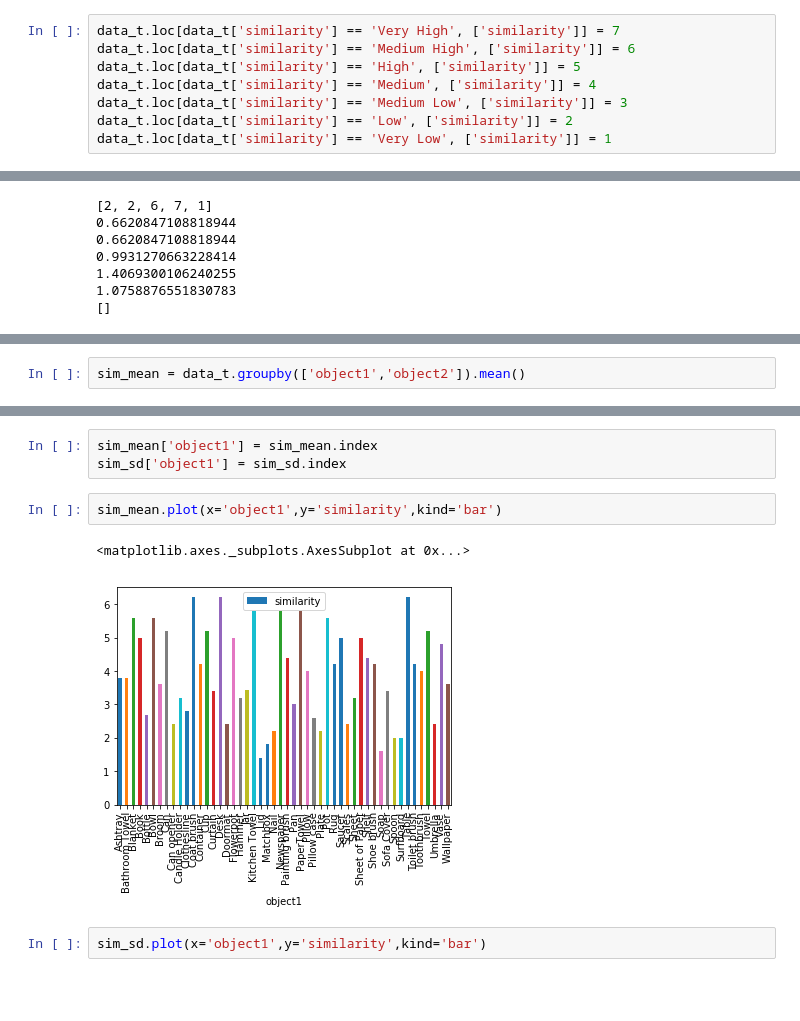
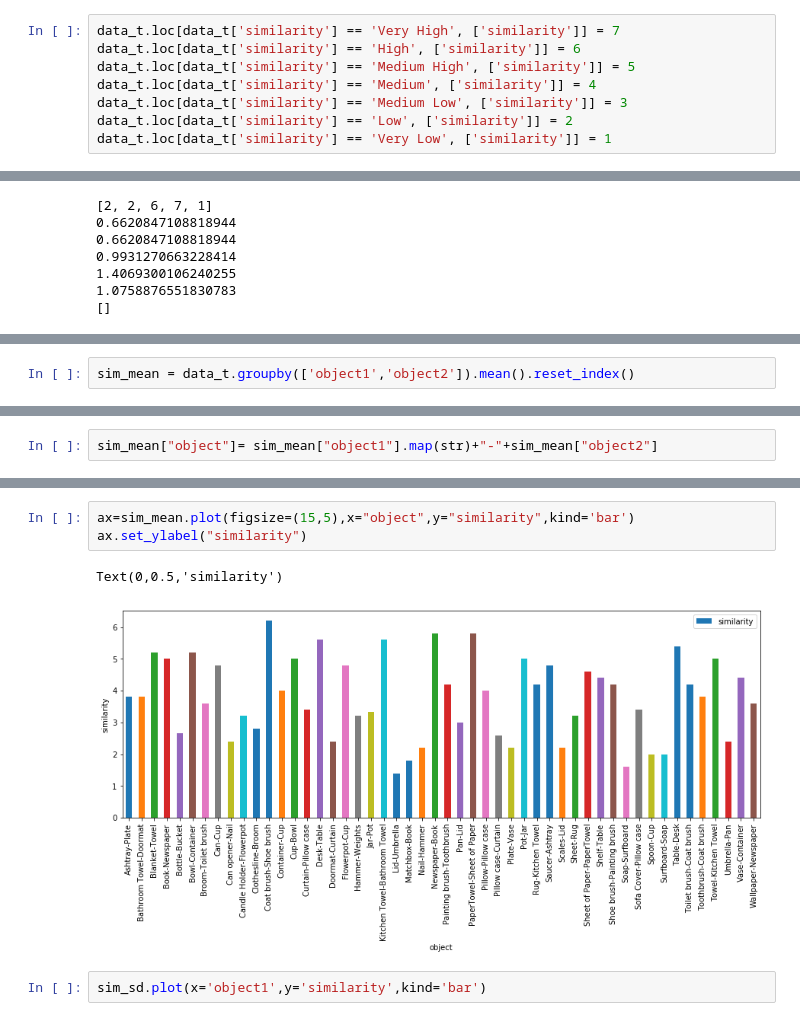
Before and after one commit to mk-hasan/OROC-FU, a Jupyter notebook: Object-Similairty-Analysis.ipynb, the cells around one changed output, grey strips where cells are left out. Cells and saved outputs as stored; diff of their text form; blank space fills up the shorter version.

Commit message:
update on data cleaning

```diff
--- a/Object-Similairty-Analysis.ipynb
+++ b/Object-Similairty-Analysis.ipynb
@@ -92,8 +87,8 @@ data_t.head()
 | 4 | 4 | A1C4LNTWGUOD4P | Cup | Bowl | Medium High |
 # %%
 data_t.loc[data_t['similarity'] == 'Very High', ['similarity']] = 7
-data_t.loc[data_t['similarity'] == 'Medium High', ['similarity']] = 6
-data_t.loc[data_t['similarity'] == 'High', ['similarity']] = 5
+data_t.loc[data_t['similarity'] == 'High', ['similarity']] = 6
+data_t.loc[data_t['similarity'] == 'Medium High', ['similarity']] = 5
 data_t.loc[data_t['similarity'] == 'Medium', ['similarity']] = 4
 data_t.loc[data_t['similarity'] == 'Medium Low', ['similarity']] = 3
 data_t.loc[data_t['similarity'] == 'Low', ['similarity']] = 2
@@ -218,3 +206,3 @@ data_t
 # %%
-sim_mean = data_t.groupby(['object1','object2']).mean()
+sim_mean = data_t.groupby(['object1','object2']).mean().reset_index()
 # %%
@@ -264,0 +219,2 @@ sim_sd.drop(['Unnamed: 0'],axis=1)
+# %%
+sim_mean["object"]= sim_mean["object1"].map(str)+"-"+sim_mean["object2"]
@@ -269,11 +234,9 @@ Index(['Unnamed: 0', 'similarity'], dtype='object')
-# %%
-sim_mean['object1'] = sim_mean.index
-sim_sd['object1'] = sim_sd.index
 # %%
-sim_mean.plot(x='object1',y='similarity',kind='bar')
+ax=sim_mean.plot(figsize=(15,5),x="object",y="similarity",kind='bar')
+ax.set_ylabel("similarity")
 # %% [output]
-<matplotlib.axes._subplots.AxesSubplot at 0x...>
+Text(0,0.5,'similarity')
-[figure, old version]
+[figure, new version]
 # %%
 sim_sd.plot(x='object1',y='similarity',kind='bar')
 # %% [output]
```
Also changed, not shown: parts of 23 cells of this notebook, 2 other files.
